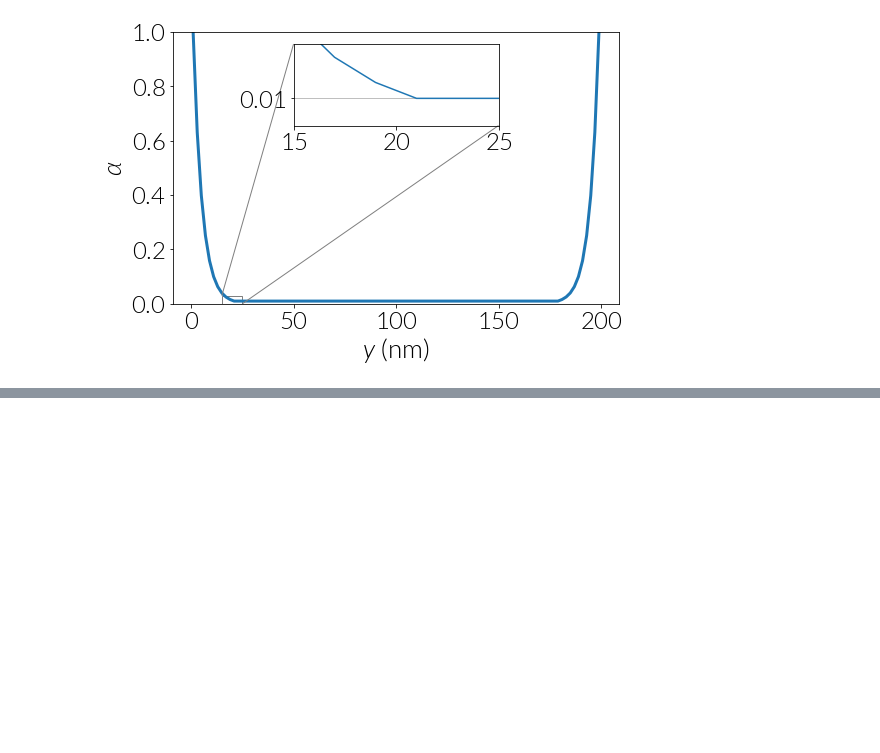
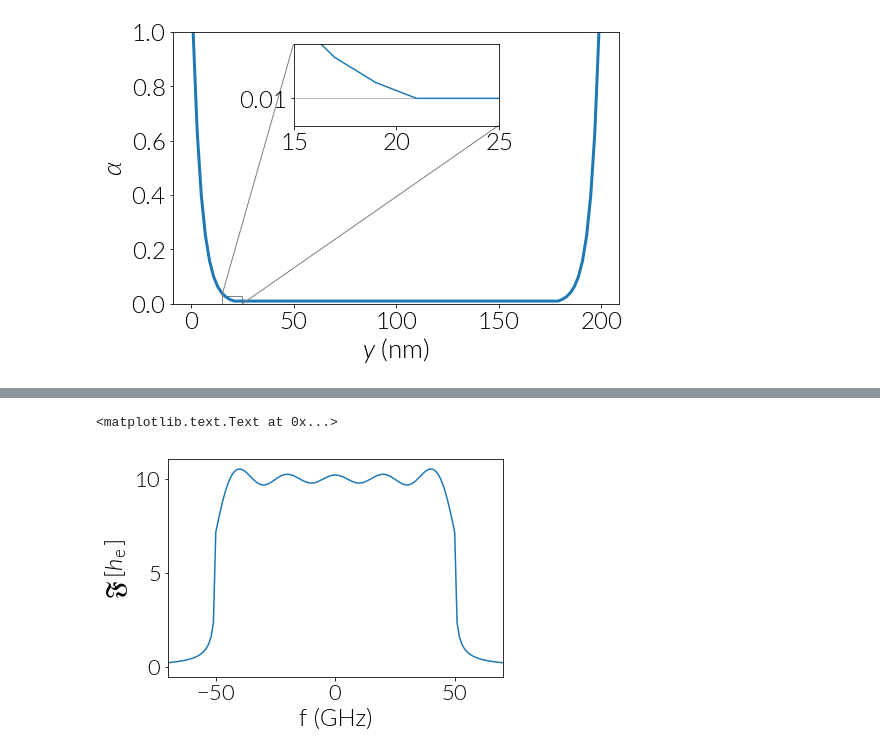
Before and after one commit to davidcortesortuno/paper-2018-chiral_magnonic_crystals, a Jupyter notebook: notebooks/simulation_details.ipynb, the cells around one changed output, grey strips where cells are left out. Drawn from its saved outputs; the diff is of its cells as text; code cells hidden in the pictures; blank space fills up the shorter version.

```diff
--- a/notebooks/simulation_details.ipynb
+++ b/notebooks/simulation_details.ipynb
@@ -135,0 +151,11 @@ plt.savefig('exponential_damping_along_width.png', bbox_inches='tight')
+# %%
+fft_exc = np.fft.fftshift(np.fft.fft(exc))
+freqs = np.fft.fftshift(np.fft.fftfreq(len(t), d=t[1]-t[0]))
+# %%
+plt.plot(freqs * 1e-9, np.abs(fft_exc), '-')
+plt.xlim(-70, 70)
+plt.ylabel(r'$\mathfrak{F}\,[ h_{\mathrm{e}} \,]$')
+plt.xlabel('f (GHz)')
+# %% [output]
+<matplotlib.text.Text at 0x...>
+[figure, added]
```
Also changed, not shown: parts of 4 cells of this notebook, 2 other files.
